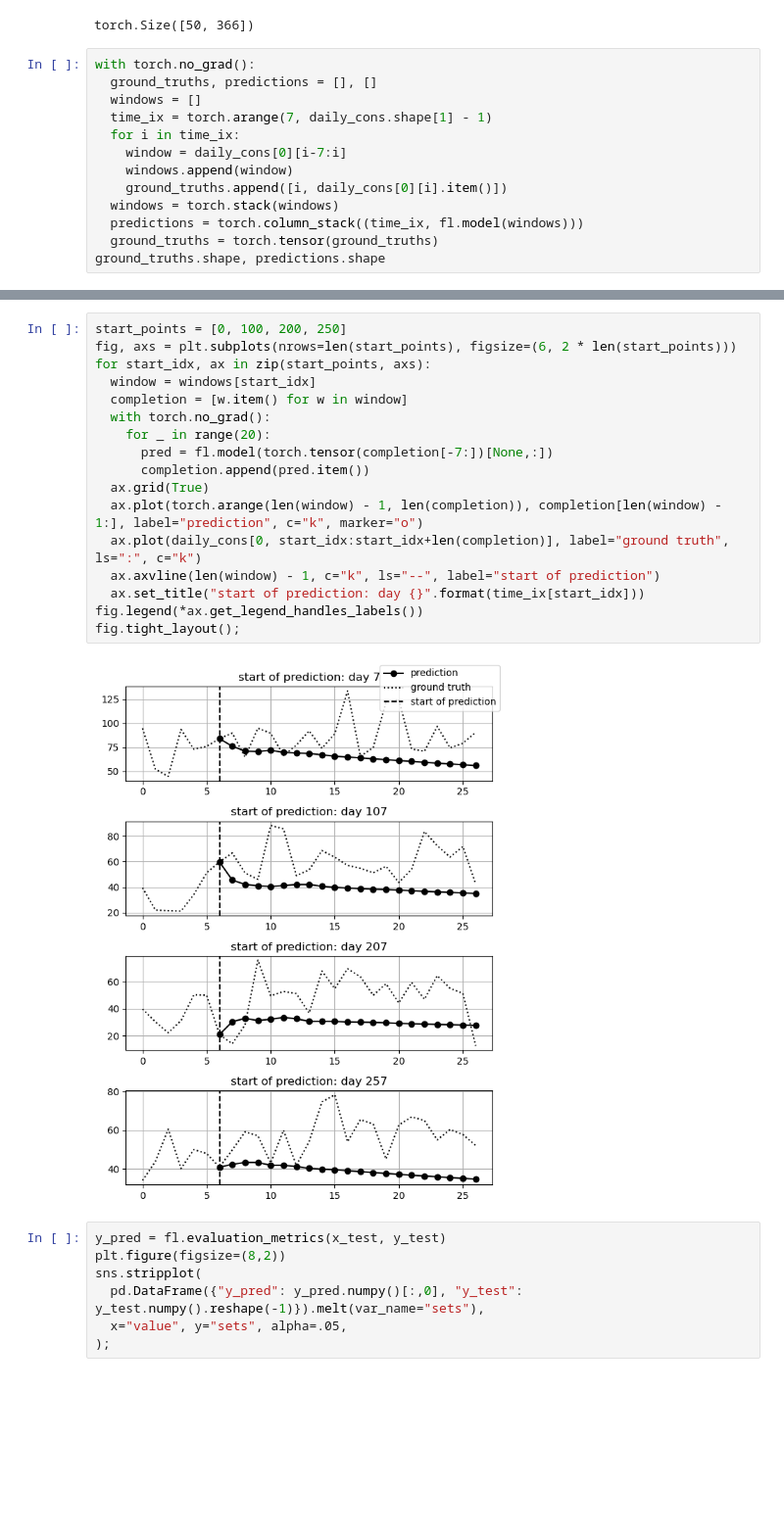
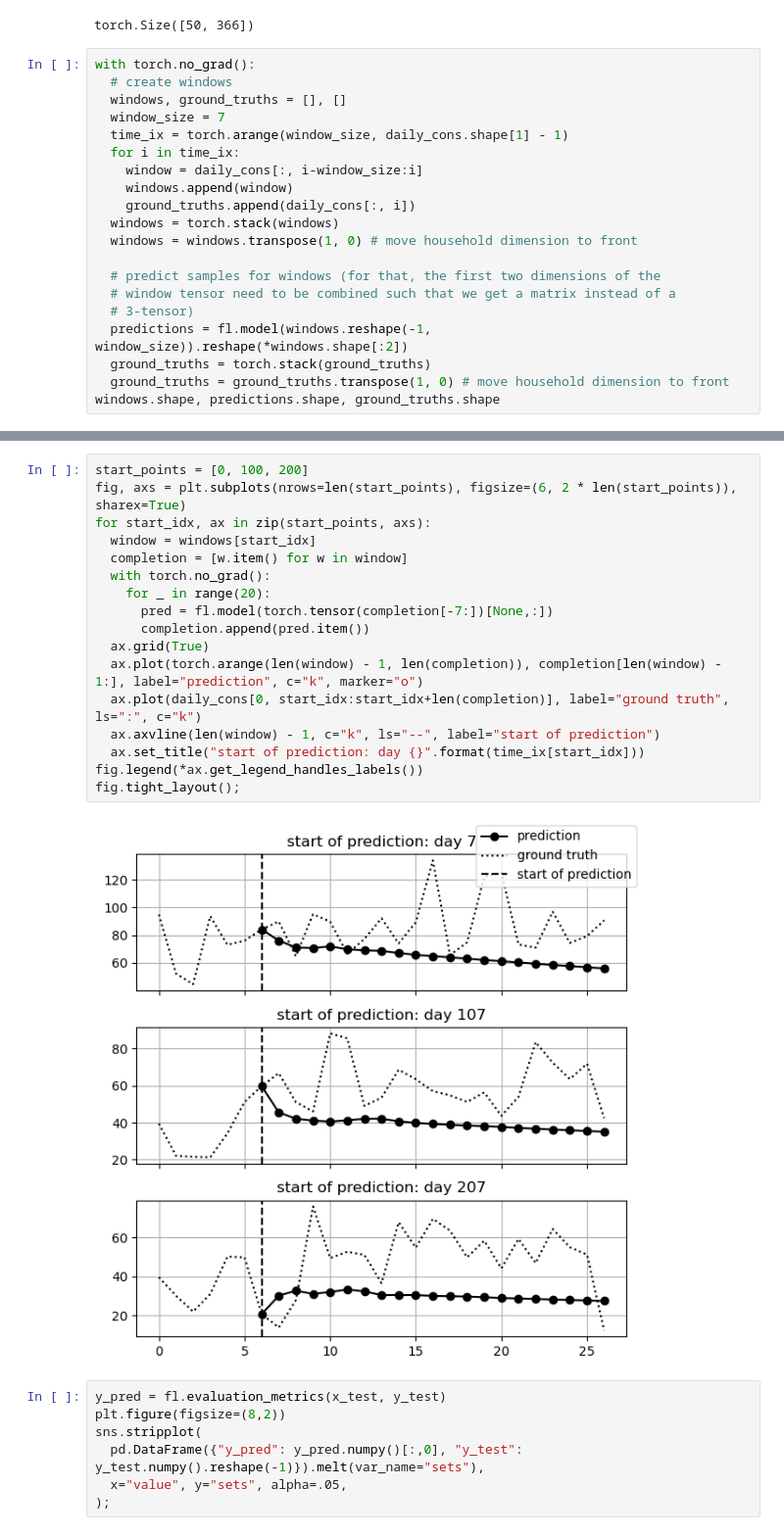
Before and after one commit to f-krause/uio-AIEI-project-2, a Jupyter notebook: task1_prediction_RNN.ipynb, the cells around one changed output, grey strips where cells are left out. Shown at 98% size. Cells and saved outputs as stored; diff of their text form; blank space fills up the shorter version.

Commit message:
print daily consumption for multiple households

```diff
--- a/task1_prediction_RNN.ipynb
+++ b/task1_prediction_RNN.ipynb
@@ -106,15 +103,22 @@ daily_cons.shape
 torch.Size([50, 366])
 # %%
 with torch.no_grad():
-  ground_truths, predictions = [], []
-  windows = []
-  time_ix = torch.arange(7, daily_cons.shape[1] - 1)
+  # create windows
+  windows, ground_truths = [], []
+  window_size = 7
+  time_ix = torch.arange(window_size, daily_cons.shape[1] - 1)
   for i in time_ix:
-    window = daily_cons[0][i-7:i]
+    window = daily_cons[:, i-window_size:i]
     windows.append(window)
-    ground_truths.append([i, daily_cons[0][i].item()])
+    ground_truths.append(daily_cons[:, i])
   windows = torch.stack(windows)
-  predictions = torch.column_stack((time_ix, fl.model(windows)))
-  ground_truths = torch.tensor(ground_truths)
-ground_truths.shape, predictions.shape
+  windows = windows.transpose(1, 0) # move household dimension to front
+
+  # predict samples for windows (for that, the first two dimensions of the
+  # window tensor need to be combined such that we get a matrix instead of a
+  # 3-tensor)
+  predictions = fl.model(windows.reshape(-1, window_size)).reshape(*windows.shape[:2])
+  ground_truths = torch.stack(ground_truths)
+  ground_truths = ground_truths.transpose(1, 0) # move household dimension to front
+windows.shape, predictions.shape, ground_truths.shape
 # %% [output]
@@ -142,22 +144,22 @@ plt.tight_layout();
 # %%
-start_points = [0, 100, 200, 250]
-fig, axs = plt.subplots(nrows=len(start_points), figsize=(6, 2 * len(start_points)))
+start_points = [0, 100, 200]
+fig, axs = plt.subplots(nrows=len(start_points), figsize=(6, 2 * len(start_points)), sharex=True)
 for start_idx, ax in zip(start_points, axs):
   window = windows[start_idx]
   completion = [w.item() for w in window]
   with torch.no_grad():
     for _ in range(20):
       pred = fl.model(torch.tensor(completion[-7:])[None,:])
       completion.append(pred.item())
   ax.grid(True)
   ax.plot(torch.arange(len(window) - 1, len(completion)), completion[len(window) - 1:], label="prediction", c="k", marker="o")
   ax.plot(daily_cons[0, start_idx:start_idx+len(completion)], label="ground truth", ls=":", c="k")
   ax.axvline(len(window) - 1, c="k", ls="--", label="start of prediction")
   ax.set_title("start of prediction: day {}".format(time_ix[start_idx]))
 fig.legend(*ax.get_legend_handles_labels())
 fig.tight_layout();
 # %% [output]
-[figure, old version]
+[figure, new version]
 # %%
 y_pred = fl.evaluation_metrics(x_test, y_test)
 plt.figure(figsize=(8,2))
```
Also changed, not shown: parts of 8 cells of this notebook.
